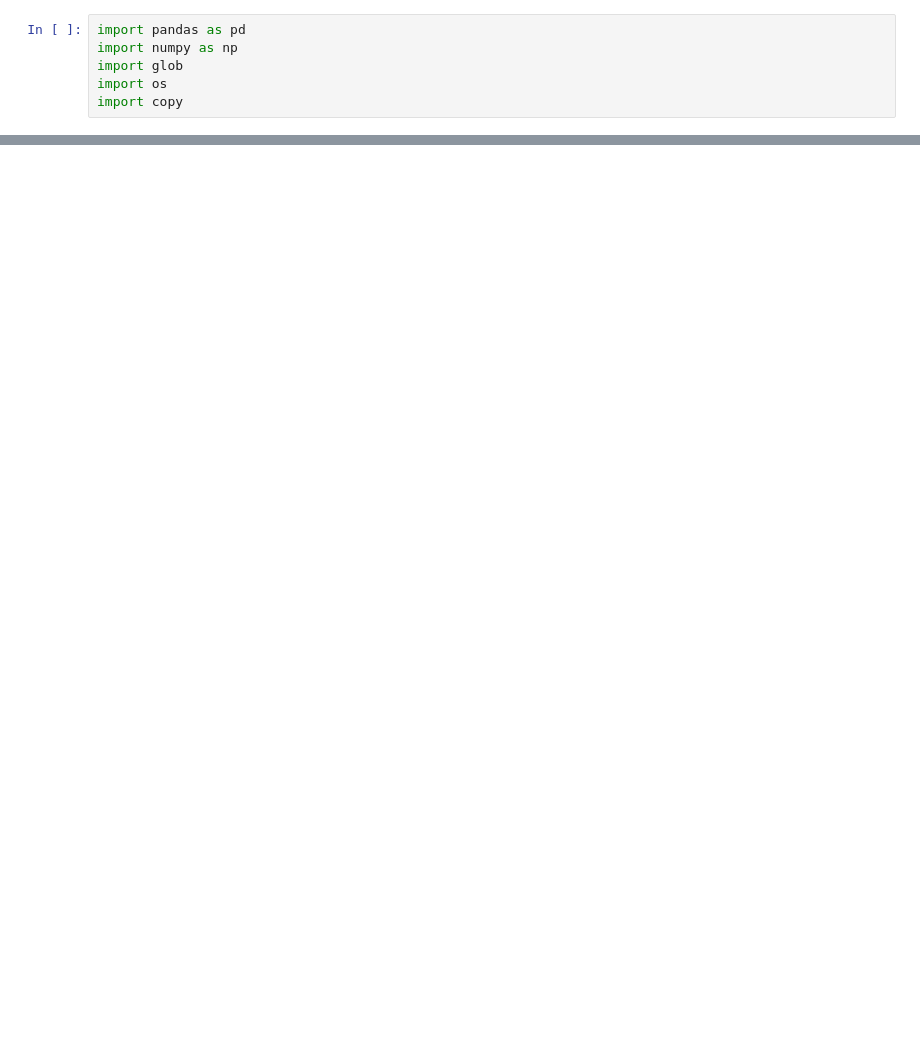
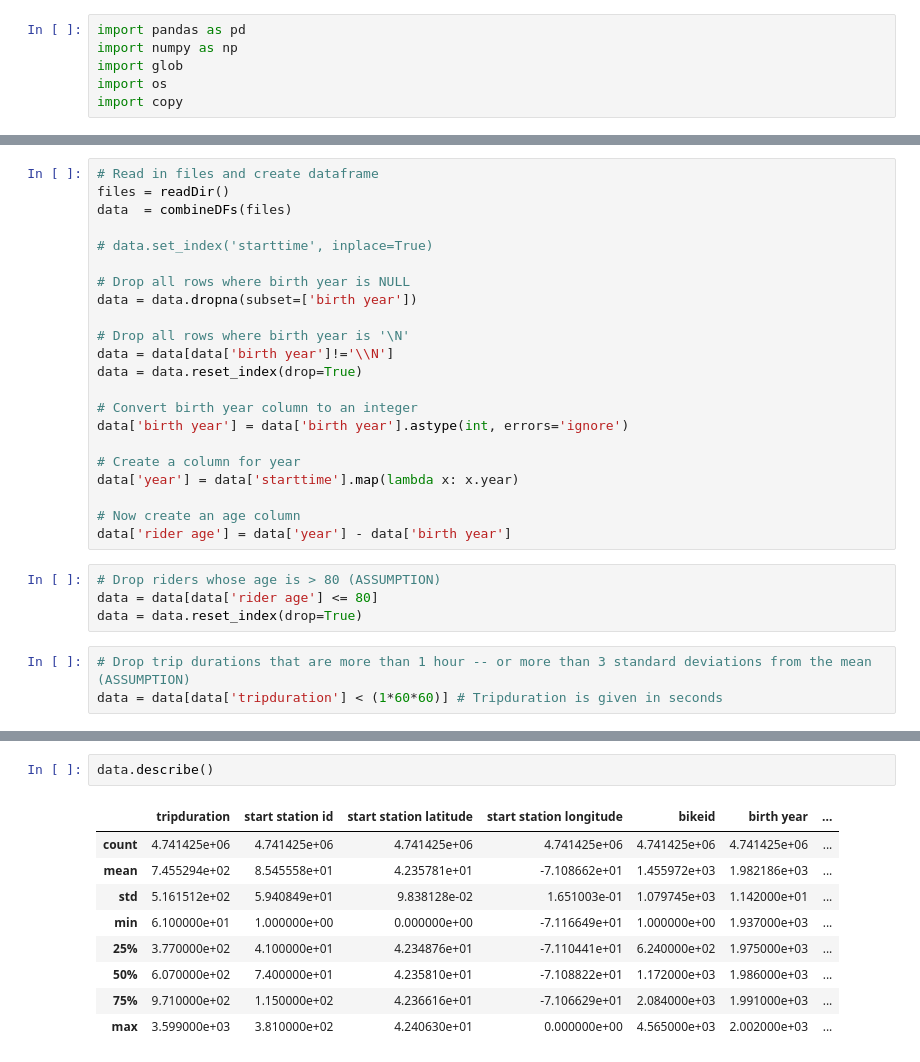
Before and after one commit to ccfreeman/Bikeshare_boston, a Jupyter notebook: cf-count_by_age.ipynb, the cells around one changed output, grey strips where cells are left out. Cells and saved outputs as stored; diff of their text form; blank space fills up the shorter version.

Commit message:
Data analysis expanded

```diff
--- a/cf-count_by_age.ipynb
+++ b/cf-count_by_age.ipynb
@@ -67,0 +58,29 @@ array(['1990', '1985', '1988', '1986', '1991', '1993', '1992', '1970',
+# %%
+# Read in files and create dataframe
+files = readDir()
+data  = combineDFs(files)
+
+# data.set_index('starttime', inplace=True)
+
+# Drop all rows where birth year is NULL
+data = data.dropna(subset=['birth year'])
+
+# Drop all rows where birth year is '\N'
+data = data[data['birth year']!='\\N']
+data = data.reset_index(drop=True)
+
+# Convert birth year column to an integer
+data['birth year'] = data['birth year'].astype(int, errors='ignore')
+
+# Create a column for year
+data['year'] = data['starttime'].map(lambda x: x.year)
+
+# Now create an age column
+data['rider age'] = data['year'] - data['birth year']
+# %%
+# Drop riders whose age is > 80 (ASSUMPTION)
+data = data[data['rider age'] <= 80]
+data = data.reset_index(drop=True)
+# %%
+# Drop trip durations that are more than 1 hour -- or more than 3 standard deviations from the mean (ASSUMPTION)
+data = data[data['tripduration'] < (1*60*60)] # Tripduration is given in seconds
@@ -67,0 +136,12 @@ array(['1990', '1985', '1988', '1986', '1991', '1993', '1992', '1970',
+# %%
+data.describe()
+# %% [output]
+|  | tripduration | start station id | start station latitude | start station longitude | bikeid | birth year | ... |
+| count | 4.741425e+06 | 4.741425e+06 | 4.741425e+06 | 4.741425e+06 | 4.741425e+06 | 4.741425e+06 | ... |
+| mean | 7.455294e+02 | 8.545558e+01 | 4.235781e+01 | -7.108662e+01 | 1.455972e+03 | 1.982186e+03 | ... |
+| std | 5.161512e+02 | 5.940849e+01 | 9.838128e-02 | 1.651003e-01 | 1.079745e+03 | 1.142000e+01 | ... |
+| min | 6.100000e+01 | 1.000000e+00 | 0.000000e+00 | -7.116649e+01 | 1.000000e+00 | 1.937000e+03 | ... |
+| 25% | 3.770000e+02 | 4.100000e+01 | 4.234876e+01 | -7.110441e+01 | 6.240000e+02 | 1.975000e+03 | ... |
+| 50% | 6.070000e+02 | 7.400000e+01 | 4.235810e+01 | -7.108822e+01 | 1.172000e+03 | 1.986000e+03 | ... |
+| 75% | 9.710000e+02 | 1.150000e+02 | 4.236616e+01 | -7.106629e+01 | 2.084000e+03 | 1.991000e+03 | ... |
+| max | 3.599000e+03 | 3.810000e+02 | 4.240630e+01 | 0.000000e+00 | 4.565000e+03 | 2.002000e+03 | ... |
```
Also changed, not shown: parts of 13 cells of this notebook.
